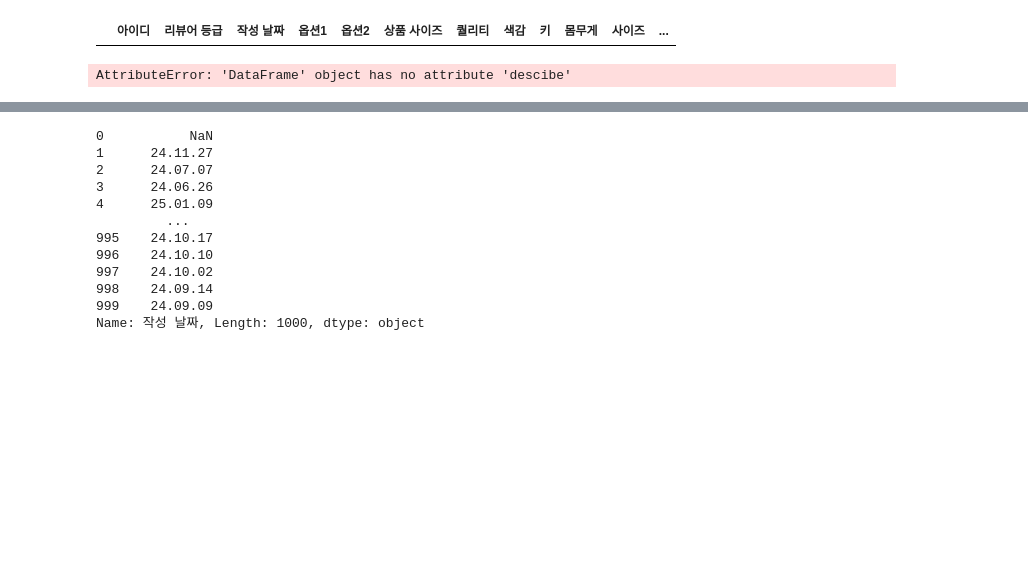
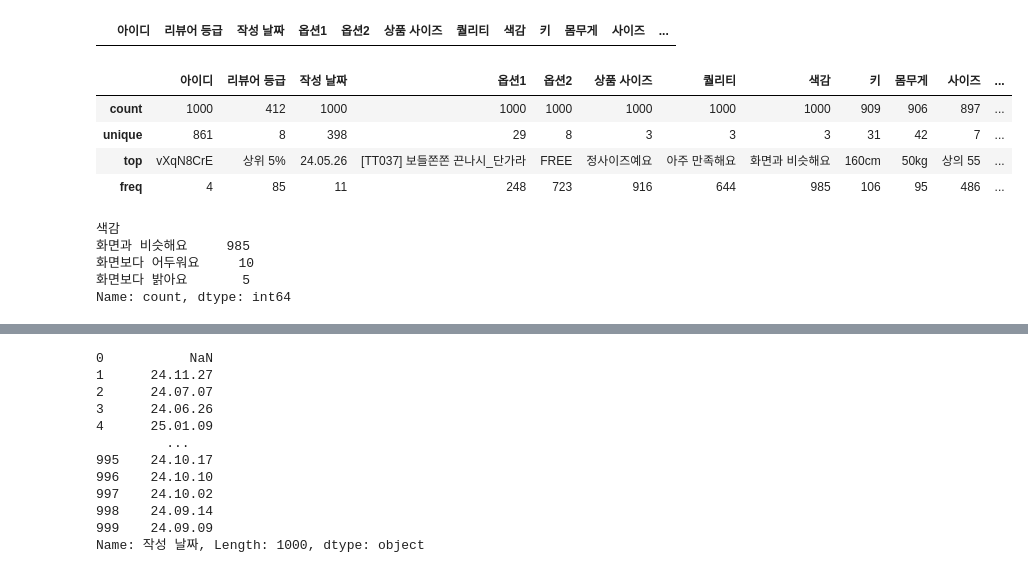
Before and after one commit to KKKKKIKKKK/AI_Project, a Jupyter notebook: zigzag/eda.ipynb, the cells around one changed output, grey strips where cells are left out. Saved outputs shown, nothing was run; the diff lists cells and outputs as text; code cells hidden in the pictures; blank space fills up the shorter version.

```diff
--- a/zigzag/eda.ipynb
+++ b/zigzag/eda.ipynb
@@ -198,7 +202,19 @@ def remove_emoji(df):
         return emoji.replace_emoji(text, replace='')
         df["리뷰"] =df["리뷰"].apply(remove_emojis)
     return df
-# %%
-p1.descibe()
-# %% [output]
-AttributeError: 'DataFrame' object has no attribute 'descibe'
+# %%
+p2.describe()
+# %% [output]
+|  | 아이디 | 리뷰어 등급 | 작성 날짜 | 옵션1 | 옵션2 | 상품 사이즈 | 퀄리티 | 색감 | 키 | 몸무게 | 사이즈 | ... |
+| count | 1000 | 412 | 1000 | 1000 | 1000 | 1000 | 1000 | 1000 | 909 | 906 | 897 | ... |
+| unique | 861 | 8 | 398 | 29 | 8 | 3 | 3 | 3 | 31 | 42 | 7 | ... |
+| top | vXqN8CrE | 상위 5% | 24.05.26 | [TT037] 보들쫀쫀 끈나시_단가라 | FREE | 정사이즈예요 | 아주 만족해요 | 화면과 비슷해요 | 160cm | 50kg | 상의 55 | ... |
+| freq | 4 | 85 | 11 | 248 | 723 | 916 | 644 | 985 | 106 | 95 | 486 | ... |
+# %%
+p2["색감"].value_counts()
+# %% [output]
+색감
+화면과 비슷해요     985
+화면보다 어두워요     10
+화면보다 밝아요       5
+Name: count, dtype: int64
```
Also changed, not shown: parts of 11 cells of this notebook, 5 other files.
